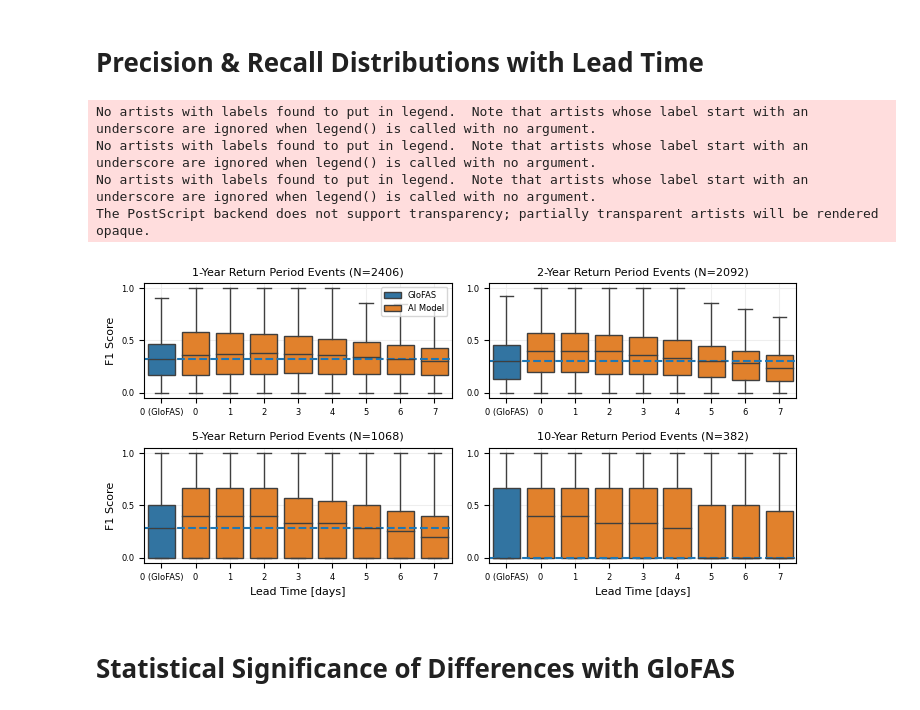
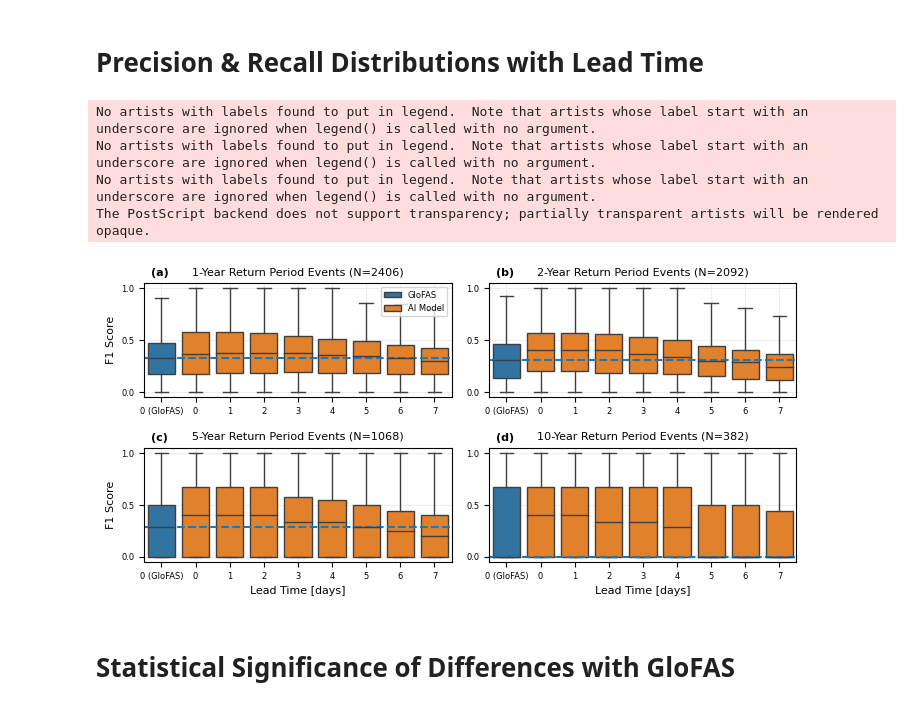
Before and after one commit to google-research-datasets/global_streamflow_model_paper, a Jupyter notebook: notebooks/figure_3_lead_time_reliability_distributions.ipynb, the cells around one changed output. Saved outputs shown, nothing was run; the diff lists cells and outputs as text; code cells hidden in the pictures.

```diff
--- a/notebooks/figure_3_lead_time_reliability_distributions.ipynb
+++ b/notebooks/figure_3_lead_time_reliability_distributions.ipynb
@@ -101,7 +101,13 @@ fig, axes = plt.subplots(
     )
 )
 
-for ax, return_period in zip(axes.flatten(), evaluation_utils.RETURN_PERIODS[:-2]):
+panel_labels = ['(a)', '(b)', '(c)', '(d)']
+
+for ax, return_period, panel_label in zip(
+    axes.flatten(),
+    evaluation_utils.RETURN_PERIODS[:-2],
+    panel_labels
+):
 
     # Plot GloFAS.
     dfs = [
@@ -152,34 +158,42 @@ for ax, return_period in zip(axes.flatten(), evaluation_utils.RETURN_PERIODS[:-2
     )
 
     if ax in axes[0, :]:
         ax.set_xlabel(None)
     else:
         ax.set_xlabel(
             'Lead Time [days]',
             fontsize=evaluation_utils.NATURE_FONT_SIZES['axis_label'],
         )
     if ax in axes[:, 0]:
         ax.set_ylabel(
             'F1 Score',
             fontsize=evaluation_utils.NATURE_FONT_SIZES['axis_label'],
         )
 
     ax.plot(
         [-0.5, 8.5],
         [df['0 (GloFAS)'].median()]*2,
         c=evaluation_utils.COLORS[0],
         ls='--'
     )
 
+    ax.text(
+        -0.3, 1.2,
+        panel_label,
+        fontsize=evaluation_utils.NATURE_FONT_SIZES['axis_label'],
+        va='top',
+        fontweight="bold"
+    )
+
 plt.tight_layout()
 
 evaluation_utils.save_figure(data_paths.LEAD_TIME_RELIABILITY_DISTRIBUTIONS_FILENAME)
 # %% [output]
 No artists with labels found to put in legend.  Note that artists whose label start with an underscore are ignored when legend() is called with no argument.
 No artists with labels found to put in legend.  Note that artists whose label start with an underscore are ignored when legend() is called with no argument.
 No artists with labels found to put in legend.  Note that artists whose label start with an underscore are ignored when legend() is called with no argument.
 The PostScript backend does not support transparency; partially transparent artists will be rendered opaque.
-[figure, old version]
+[figure, new version]
 # %% [markdown]
 # Statistical Significance of Differences with GloFAS
 # %%
```
Also changed, not shown: 17 other files.
